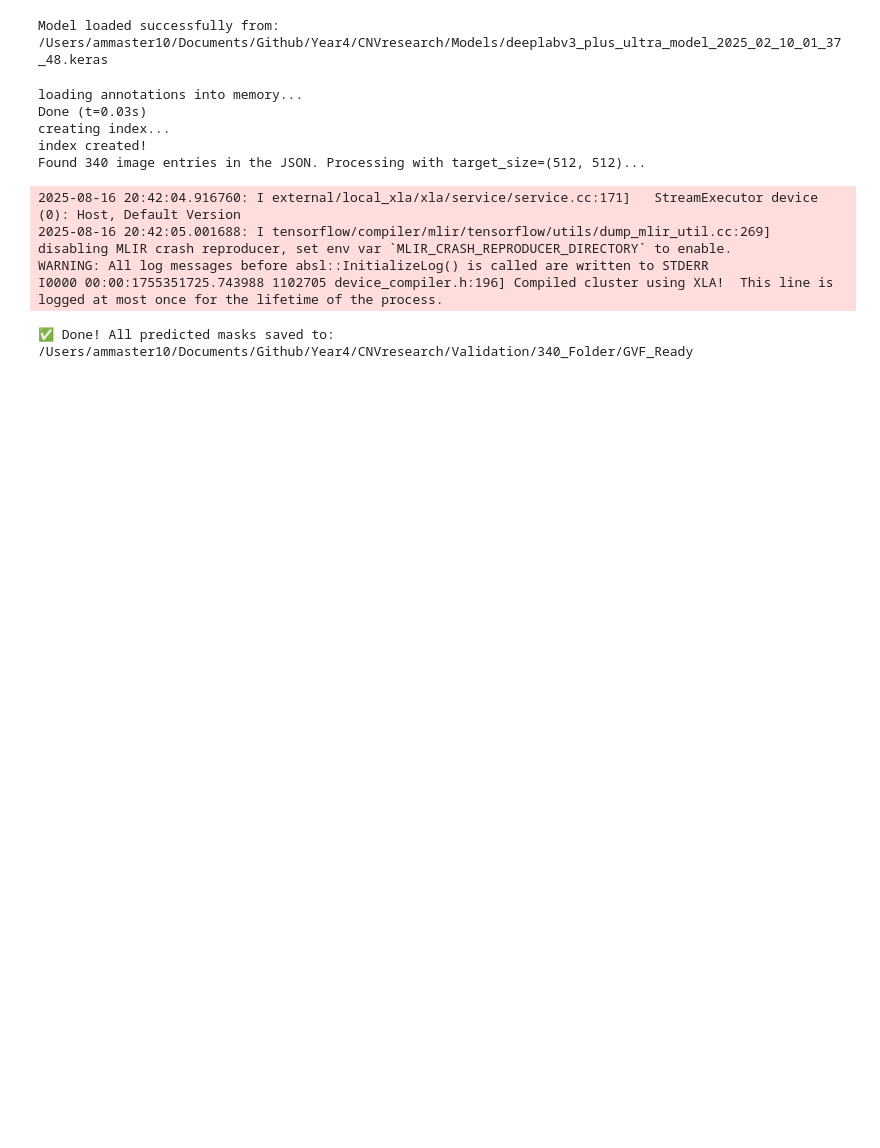
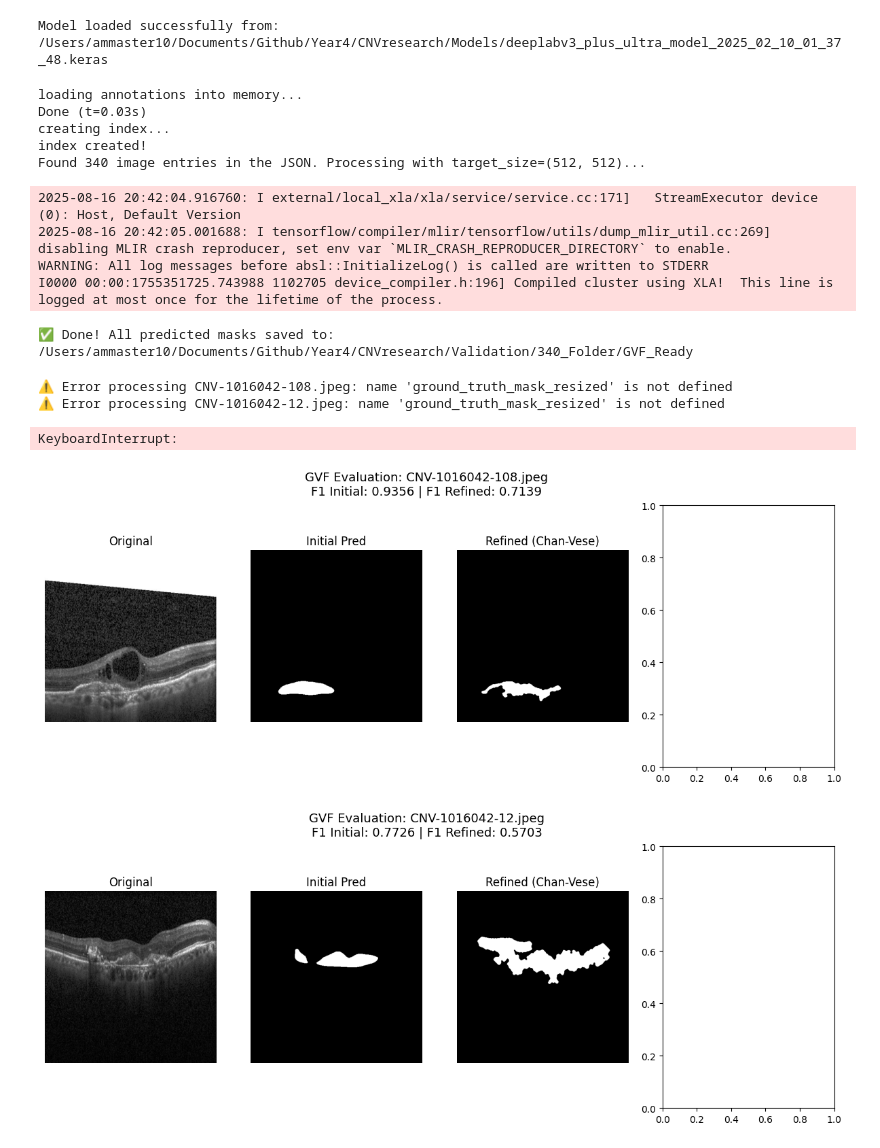
Before and after one commit to ammaster10s/Year4, a Jupyter notebook: CNVresearch/Postprocessing/MorphSnakeRun.ipynb, the cells around one changed output. Drawn from its saved outputs; the diff is of its cells as text; code cells hidden in the pictures; blank space fills up the shorter version.

```diff
--- a/CNVresearch/Postprocessing/MorphSnakeRun.ipynb
+++ b/CNVresearch/Postprocessing/MorphSnakeRun.ipynb
@@ -288,0 +361,12 @@ plt.show()
+# %%
+morphsnakes_eval_folder(
+    image_path_folder="/Users/ammaster10/Documents/Github/Year4/CNVresearch/Validation/340_Folder/340_Test/",
+    mask_path_folder="/Users/ammaster10/Documents/Github/Year4/CNVresearch/Validation/340_Folder/GVF_Ready/",
+    cocojson_file="/Users/ammaster10/Documents/Github/Year4/CNVresearch/Validation/340_Folder/subset_340.json"
+)
+# %% [output]
+⚠️ Error processing CNV-1016042-108.jpeg: name 'ground_truth_mask_resized' is not defined
+⚠️ Error processing CNV-1016042-12.jpeg: name 'ground_truth_mask_resized' is not defined
+KeyboardInterrupt:
+[figure, added]
+[figure, added]
```
Also changed, not shown: parts of 1 cell of this notebook, 4 other files.
